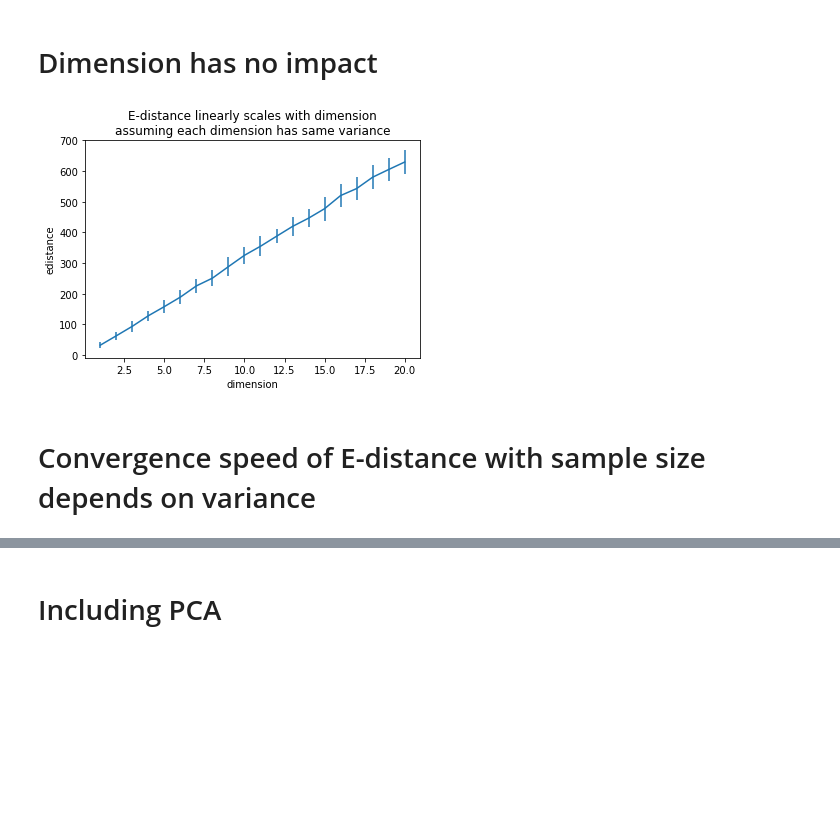
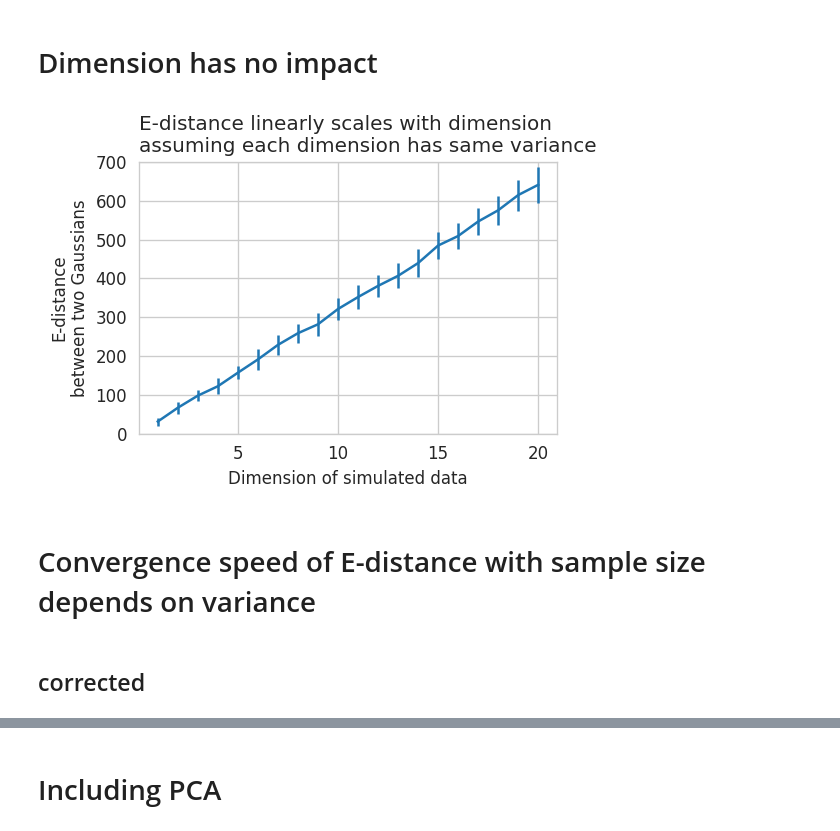
Before and after one commit to sanderlab/scPerturb, a Jupyter notebook: revision/notebooks/theory.ipynb, the cells around one changed output, grey strips where cells are left out. Cells and saved outputs as stored; diff of their text form; code cells hidden in the pictures; blank space fills up the shorter version.

```diff
--- a/revision/notebooks/theory.ipynb
+++ b/revision/notebooks/theory.ipynb
@@ -35,7 +35,7 @@ sys.path.insert(1, '../../package/src/')
 from scperturb import *
 
 from pathlib import Path
-figure_path = Path('../../figures/')
+figure_path = Path('../figures/')
 # %% [output]
 The autoreload extension is already loaded. To reload it, use:
   %reload_ext autoreload
@@ -72,14 +72,20 @@ def simul(mu=(2,-2), S=(5,3), D=30, N=1000, iterations=50, correction_factor=Tru
 df = simul(mu=(2,-2), S=(5,3), D=np.arange(1,21), N=100, iterations=50)
 # %%
 # since PCA will try to represent to overall variance in the data, this is not bad at all!
-pl.errorbar(np.arange(1,21), df.groupby('dimension').mean().edistance, yerr=df.groupby('dimension').std().edistance)
-pl.xlabel('dimension')
-pl.ylabel('edistance')
-pl.title('E-distance linearly scales with dimension\nassuming each dimension has same variance')
+with sns.axes_style('whitegrid'):
+    fig, ax = pl.subplots(figsize=(4.5,3), dpi=120)
+ax.errorbar(np.arange(1,21), df.groupby('dimension').mean().edistance, yerr=df.groupby('dimension').std().edistance)
+ax.set_xlabel('Dimension of simulated data')
+ax.set_ylabel('E-distance\nbetween two Gaussians')
+ax.set_title('E-distance linearly scales with dimension\nassuming each dimension has same variance', fontsize=12, ha='left', loc='left')
+ax.set_ylim(0,700)
+pl.savefig(figure_path / 'SuppFig_Simulation_dimension_no_impact.pdf', bbox_inches='tight')
 pl.show()
 # %% [output]
-[figure, old version]
+[figure, new version]
 # %% [markdown]
 # Convergence speed of E-distance with sample size depends on variance
+# %% [markdown]
+## corrected
 # %%
 N = [2,5,20,50,200,500,2000]
```
Also changed, not shown: parts of 14 cells of this notebook, 18 other files.
